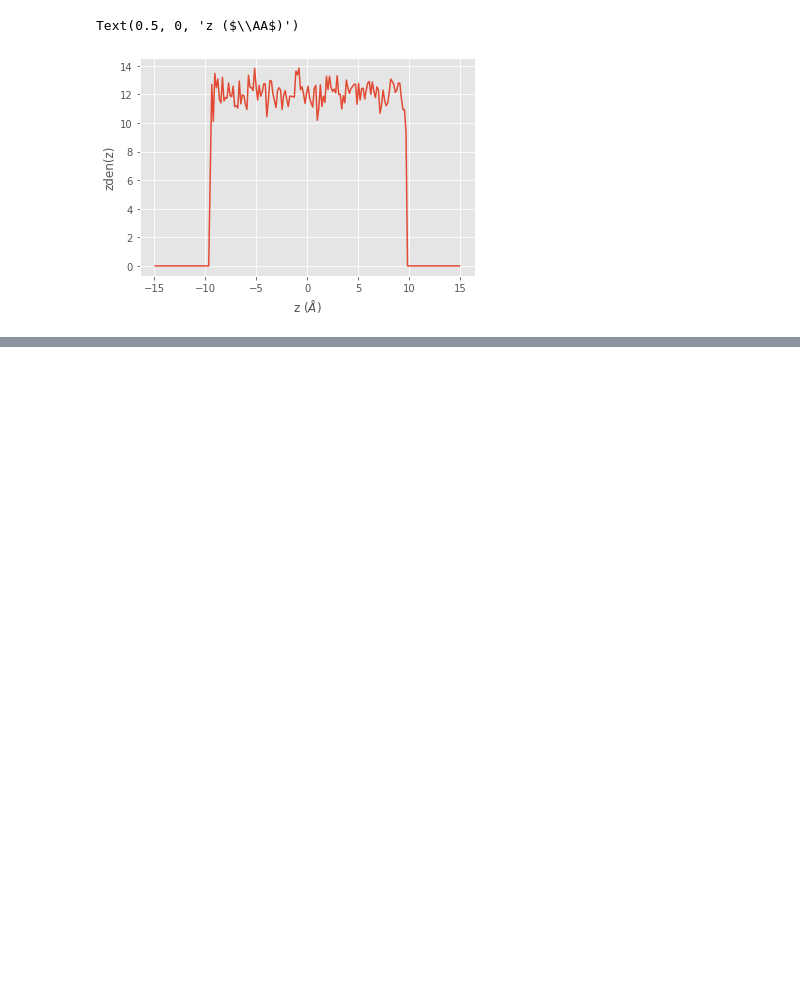
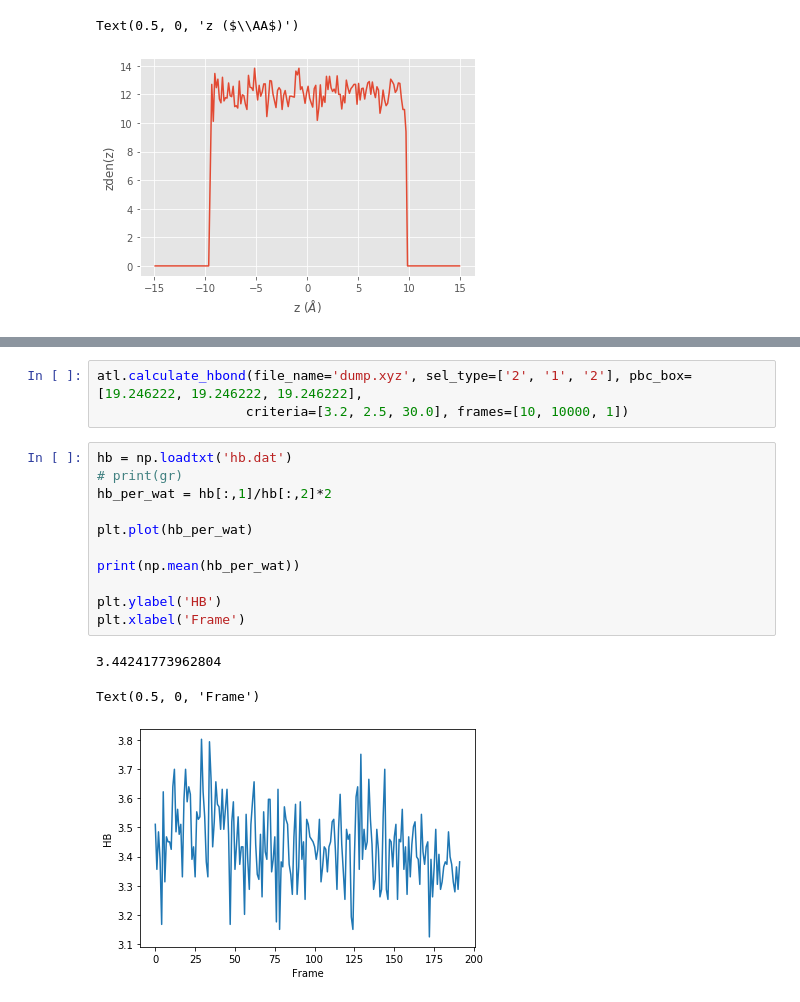
Before and after one commit to hghcomphys/atl, a Jupyter notebook: examples/atl_examples.ipynb, the cells around one changed output, grey strips where cells are left out. Drawn from its saved outputs; the diff is of its cells as text; blank space fills up the shorter version.

```diff
--- a/examples/atl_examples.ipynb
+++ b/examples/atl_examples.ipynb
@@ -206,0 +217,18 @@ Text(0.5, 0, 'z ($\\AA$)')
+# %%
+atl.calculate_hbond(file_name='dump.xyz', sel_type=['2', '1', '2'], pbc_box=[19.246222, 19.246222, 19.246222],
+                   criteria=[3.2, 2.5, 30.0], frames=[10, 10000, 1])
+# %%
+hb = np.loadtxt('hb.dat')
+# print(gr)
+hb_per_wat = hb[:,1]/hb[:,2]*2
+
+plt.plot(hb_per_wat)
+
+print(np.mean(hb_per_wat))
+
+plt.ylabel('HB')
+plt.xlabel('Frame')
+# %% [output]
+3.44241773962804
+Text(0.5, 0, 'Frame')
+[figure, added]
```
Also changed, not shown: parts of 2 cells of this notebook.
